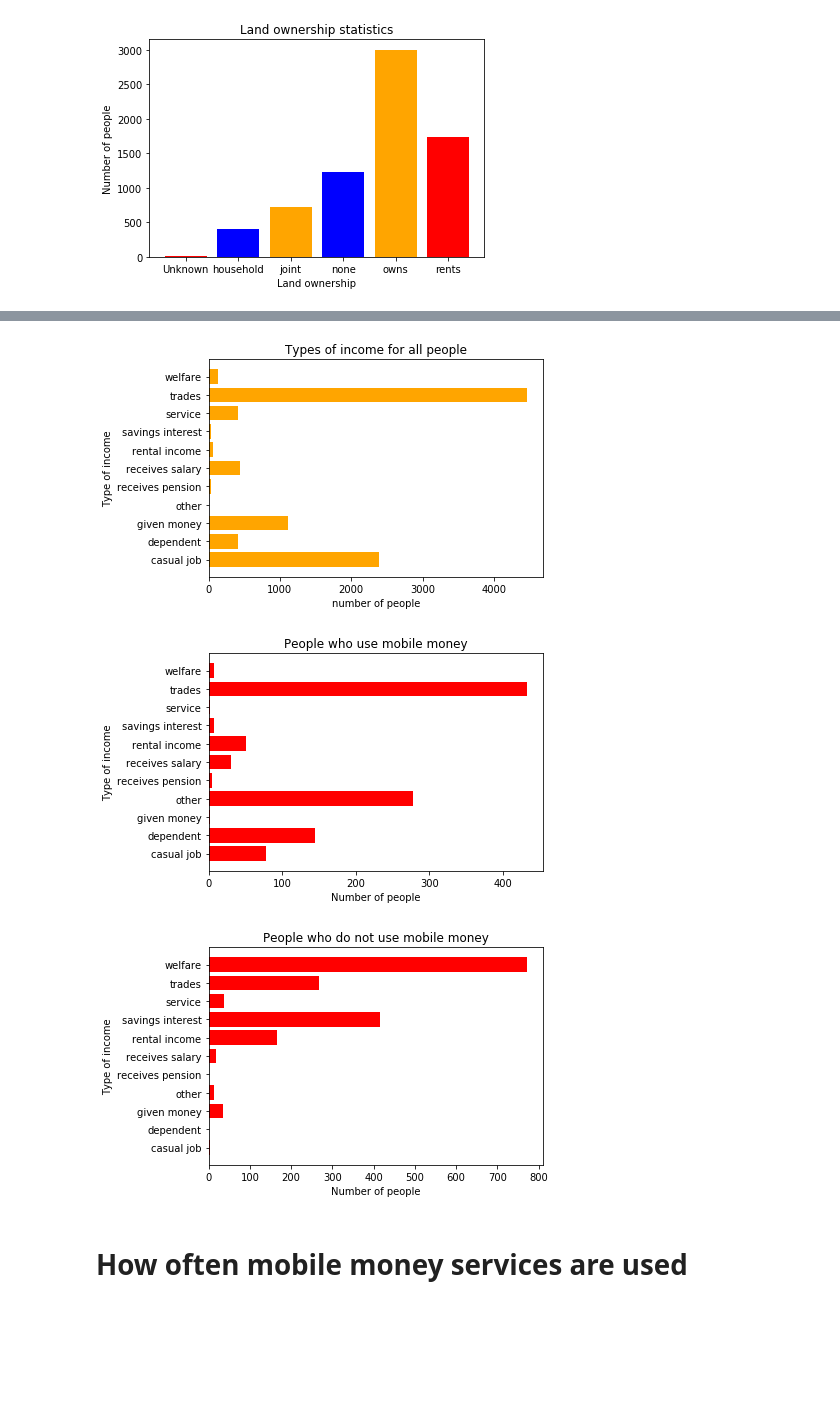
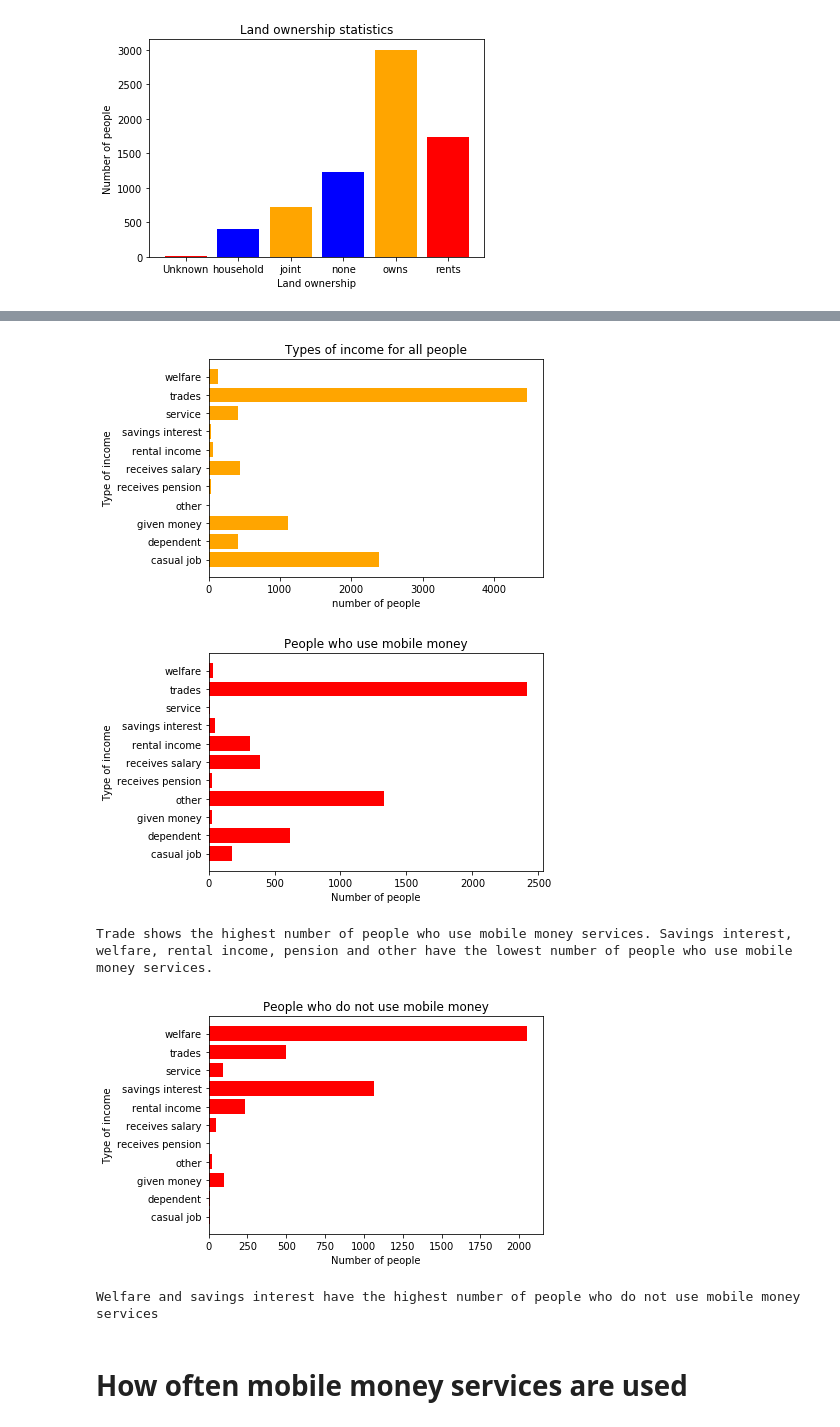
Before and after one commit to LordeUnicorn/Financial_services, a Jupyter notebook: Mobile_money.ipynb, the cells around one changed output, grey strips where cells are left out. Saved outputs shown, nothing was run; the diff lists cells and outputs as text; code cells hidden in the pictures; blank space fills up the shorter version.

```diff
--- a/Mobile_money.ipynb
+++ b/Mobile_money.ipynb
@@ -180,17 +180,17 @@ given_money = yes9.Q8_9
 dependent = yes10.Q8_10
 other = yes11.Q8_11
 
-salary_non = non[(non.Q8_1 == 1) | (non.Q8_1 == 0)]
-trade_non = non[(non.Q8_2 == 1) | (non.Q8_2 == 0)]
-service_non = non[(non.Q8_3 == 1) | (non.Q8_3 == 0)]
-casual_job_non = non[(non.Q8_4 == 1) | (non.Q8_4 == 0)]
-rental_income_non = non[(non.Q8_5 == 1) | (non.Q8_5 == 0)]
-savings_interest_non = non[(non.Q8_6 == 1) | (non.Q8_6 == 0)]
-pension_non = non[(non.Q8_7 == 1) | (non.Q8_7 == 0)]
-welfare_non = non[(non.Q8_8 == 1) | (non.Q8_8 == 0)]
-given_money_non = non[(non.Q8_9 == 1) | (non.Q8_9 == 0)]
-dependent_non = non[(non.Q8_10 == 1) | (non.Q8_10 == 0)]
-other_non = non[(non.Q8_11 == 1) | (non.Q8_11 == 0)]
+salary_non = non[(non.Q8_1 == 1)]
+trade_non = non[(non.Q8_2 == 1)]
+service_non = non[(non.Q8_3 == 1)]
+casual_job_non = non[(non.Q8_4 == 1)]
+rental_income_non = non[(non.Q8_5 == 1)]
+savings_interest_non = non[(non.Q8_6 == 1)]
+pension_non = non[(non.Q8_7 == 1)]
+welfare_non = non[(non.Q8_8 == 1)]
+given_money_non = non[(non.Q8_9 == 1)]
+dependent_non = non[(non.Q8_10 == 1)]
+other_non = non[(non.Q8_11 == 1)]
 
 
 
@@ -406,8 +415,8 @@ other1 = other.groupby(other.iloc[:-1]).count().iloc[0]
 type_of_income = [salary1,trade1,pension1,welfare1,given_money1,dependent1, casual_job1,rental_income1,service1,savings_interest1,other1]
 
 
-names = ['receives salary','trades','receives pension','welfare','given money','dependent','casual job','rental income','service','savings interest','other']
-plt.barh(names, type_of_income, color=['orange'])
+names_income = ['receives salary','trades','receives pension','welfare','given money','dependent','casual job','rental income','service','savings interest','other']
+plt.barh(names_income, type_of_income, color=['orange'])
 plt.xlabel('number of people')
 plt.ylabel('Type of income')
 plt.title('Types of income for all people')
@@ -428,37 +437,41 @@ welfare_non = non[(non.Q8_8 == 1)].groupby('Q8_8').count().iloc[:,:1]['ID'].iloc
 casual_job_non = non[(non.Q8_4 == 1)].groupby('Q8_4').count().iloc[:,:1]['ID'].iloc[0]
 rental_income_non = non[(non.Q8_5 == 1)].groupby('Q8_5').count().iloc[:,:1]['ID'].iloc[0]
 
 salary_momible = momible[(momible.Q8_1 == 1)].groupby('Q8_1').count().iloc[:,:1]['ID'].iloc[0]
 trade_momible = momible[(momible.Q8_2 == 1)].groupby('Q8_2').count().iloc[:,:1]['ID'].iloc[0]
 pension_momible = momible[(momible.Q8_7 == 1)].groupby('Q8_7').count().iloc[:,:1]['ID'].iloc[0]
 savings_interest_momible = momible[(momible.Q8_6 == 1)].groupby('Q8_6').count().iloc[:,:1]['ID'].iloc[0]
 given_money_momible = momible[(momible.Q8_9 == 1)].groupby('Q8_9').count().iloc[:,:1]['ID'].iloc[0]
 dependent_momible = momible[(momible.Q8_10 == 1)].groupby('Q8_10').count().iloc[:,:1]['ID'].iloc[0]
 service_momible = momible[(momible.Q8_3 == 1)].groupby('Q8_3').count().iloc[:,:1]['ID'].iloc[0]
 try:
     other_momible = momible[(momible.Q8_11 == 1)].groupby('Q8_11').count().iloc[:,:1]['ID'].iloc[0]
 except:
     other_momible = 0
 welfare_momible = momible[(momible.Q8_8 == 1)].groupby('Q8_8').count().iloc[:,:1]['ID'].iloc[0]
 casual_job_momible = momible[(momible.Q8_4 == 1)].groupby('Q8_4').count().iloc[:,:1]['ID'].iloc[0]
 rental_income_momible = momible[(momible.Q8_5 == 1)].groupby('Q8_5').count().iloc[:,:1]['ID'].iloc[0]
 
 type_of_income_momible = [salary_momible, trade_momible, pension_momible, welfare_momible, savings_interest_momible, given_money_momible,dependent_momible,service_momible,other_momible,rental_income_momible,casual_job_momible]
-plt.barh(names, type_of_income_momible, color=['red'])
+plt.barh(names_income, type_of_income_momible, color=['red'])
 plt.xlabel('Number of people')
 plt.ylabel('Type of income')
 plt.title('People who use mobile money')
 plt.show()
+print('Trade shows the highest number of people who use mobile money services. Savings interest, welfare, rental income, pension and other have the lowest number of people who use mobile money services.')
 type_of_income_non = [salary_non,given_money_non, other_non, trade_non,service_non,savings_interest_non,pension_non,dependent_non,welfare_non,casual_job_non,rental_income_non,]
-plt.barh(names, type_of_income_non, color=['red'])
+plt.barh(names_income, type_of_income_non, color=['red'])
 plt.xlabel('Number of people')
 plt.ylabel('Type of income')
 plt.title('People who do not use mobile money')
 plt.show()
+print('Welfare and savings interest have the highest number of people who do not use mobile money services')
 # %% [output]
 [figure]
-[figure, old version]
+[figure, new version]
+Trade shows the highest number of people who use mobile money services. Savings interest, welfare, rental income, pension and other have the lowest number of people who use mobile money services.
-[figure, old version]
+[figure, new version]
+Welfare and savings interest have the highest number of people who do not use mobile money services
 # %% [markdown]
 # How often mobile money services are used
 # %%
```
Also changed, not shown: parts of 15 cells of this notebook.
